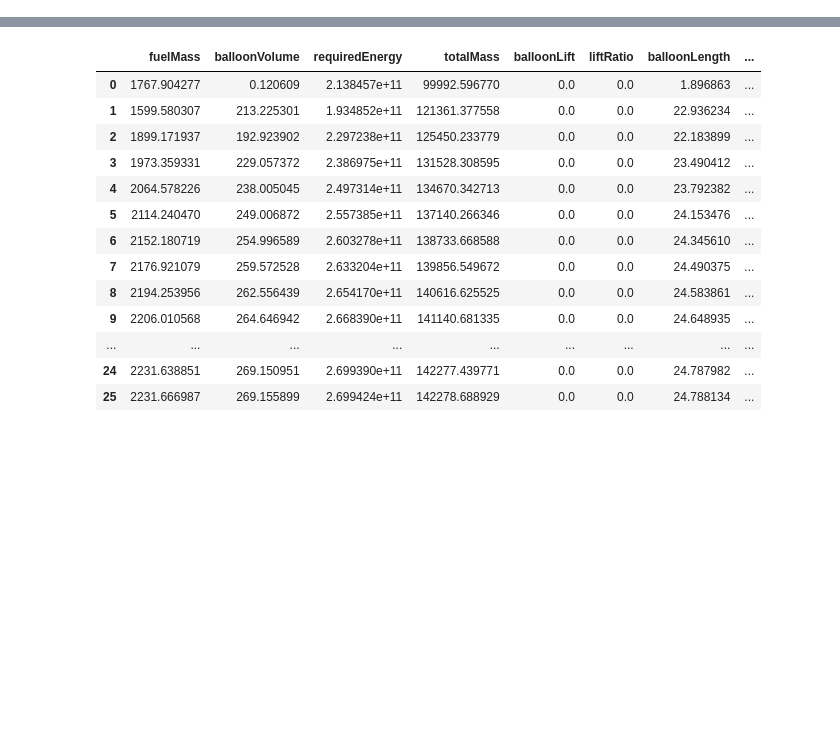
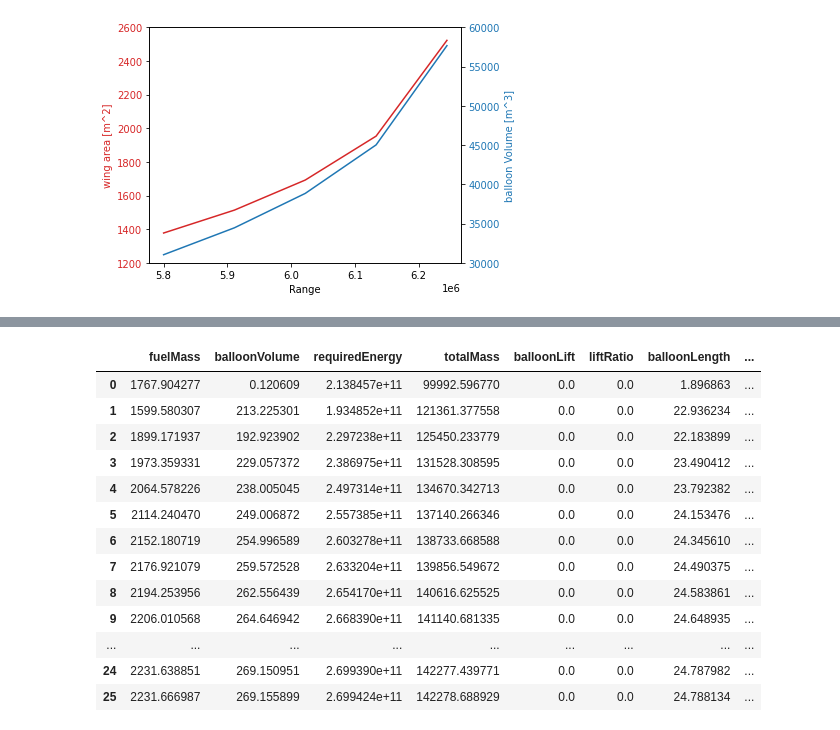
Before and after one commit to sashalikesplanes/AircraftPrelimenaryDesignTool, a Jupyter notebook: DataExploration.ipynb, the cells around one changed output, grey strips where cells are left out. Cells and saved outputs as stored; diff of their text form; code cells hidden in the pictures; blank space fills up the shorter version.

```diff
--- a/DataExploration.ipynb
+++ b/DataExploration.ipynb
@@ -23,0 +31,4 @@ KeyboardInterrupt:
+# %%
+plot2things(dataRange, "flightRange")
+# %% [output]
+[figure, added]
```
Also changed, not shown: parts of 5 cells of this notebook, 30 other files.
